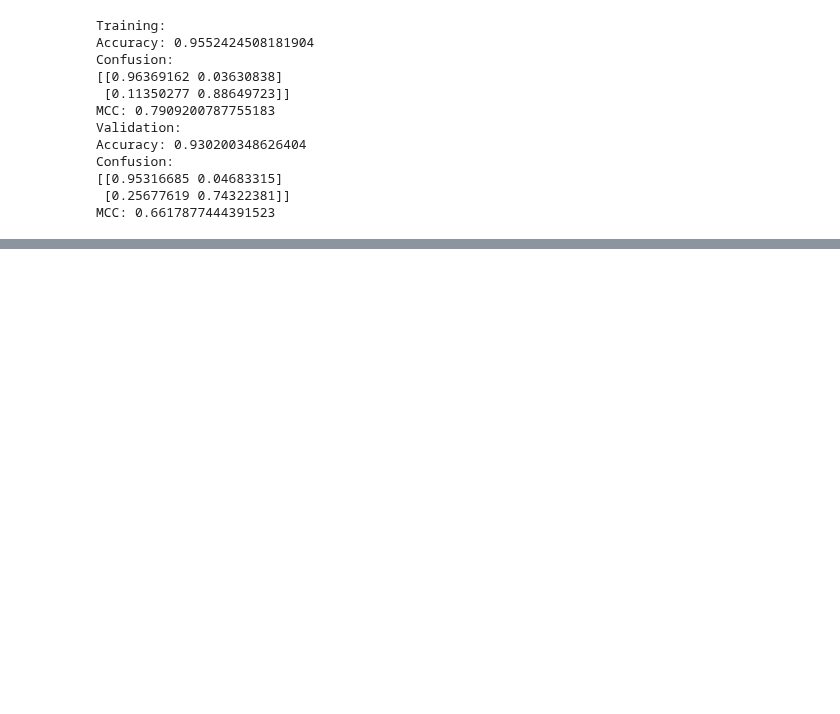
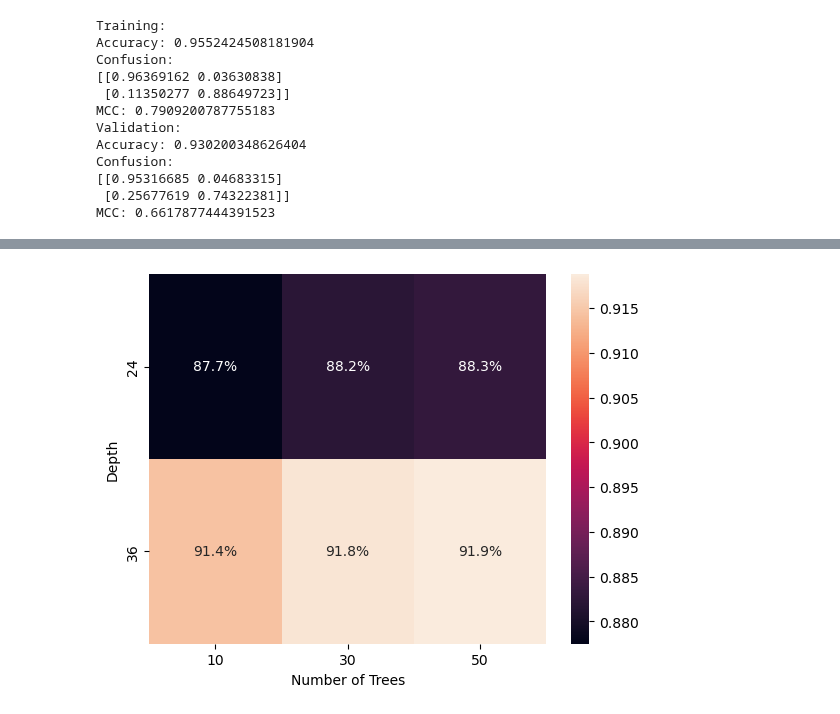
Before and after one commit to TWagner2/AXAChallenge, a Jupyter notebook: DecisionTree.ipynb, the cells around one changed output, grey strips where cells are left out. Saved outputs shown, nothing was run; the diff lists cells and outputs as text; code cells hidden in the pictures; blank space fills up the shorter version.

Commit message:
some more decision tree optimization, grid search

```diff
--- a/DecisionTree.ipynb
+++ b/DecisionTree.ipynb
@@ -12,10 +12,10 @@ from sklearn.metrics import confusion_matrix, accuracy_score
 import sklearn.preprocessing
 import matplotlib.pyplot as plt
 import Utils
-from Utils import evaluate_model, load_data, validate, train
+from Utils import evaluate_model, load_data, validate, train, add_hours
 
-#plt.rcParams['figure.figsize'] = [6.4, 4.8] #The default
-plt.rcParams['figure.figsize'] = [20, 10]
+plt.rcParams['figure.figsize'] = [6.4, 4.8] #The default
+#plt.rcParams['figure.figsize'] = [20, 10]
 
 path_train = "Data/Train.parquet"
 path_val = "Data/Validation.parquet"
@@ -347,0 +323,8 @@ Finally, lets do a grid search over some hyperparameters
+# %%
+features=["tripduration", "summer","business day", "haversine distance", "is_roundtrip", "speed", "start station id", "end station id"]
+pre=add_hours
+clf = RandomForestClassifier(n_estimators=30, max_depth=36,n_jobs=-1,class_weight="balanced")
+print("Training: ")
+clf,feature_names = train(path_train,clf,features,preprocess=pre)
+print("Validation:")
+validate(clf,path_val,features,preprocess=pre);
@@ -347,0 +344,30 @@ Finally, lets do a grid search over some hyperparameters
+# %%
+features=["tripduration", "summer","business day", "haversine distance", "is_roundtrip", "speed", "start station id", "end station id"]
+pre=add_hours
+X_train,Y_train = load_data(path_train,features,preprocess=pre)
+X_val,Y_val = load_data(path_val,features,preprocess=pre)
+depths = [24,36]#,48]
+n_estimators = [10,30,50]
+
+#models = []
+accuracies = []
+MCCs = []
+for d in depths:
+    for n in n_estimators:
+        clf = RandomForestClassifier(n_estimators=n, max_depth=d,n_jobs=-1,class_weight="balanced")
+        clf = clf.fit(X_train,Y_train)
+        acc,conf,mcc = evaluate_model(clf,X_val,Y_val,verbose=False)
+        #models.append(clf)
+        accuracies.append(acc)
+        MCCs.append(mcc)
+# %%
+accuracies_rect = np.reshape(accuracies,(len(depths),len(n_estimators)))    #reshape to match parameter grid
+MCCs_rect = np.reshape(MCCs,(len(depths),len(n_estimators)))
+# %%
+ax = sns.heatmap(accuracies_rect,annot=True,fmt=".1%")
+ax.set_ylabel("Depth");
+ax.set_yticklabels(depths)
+ax.set_xlabel("Number of Trees");
+ax.set_xticklabels(n_estimators);
+# %% [output]
+[figure, added]
```
Also changed, not shown: parts of 31 cells of this notebook, 3 other files.
